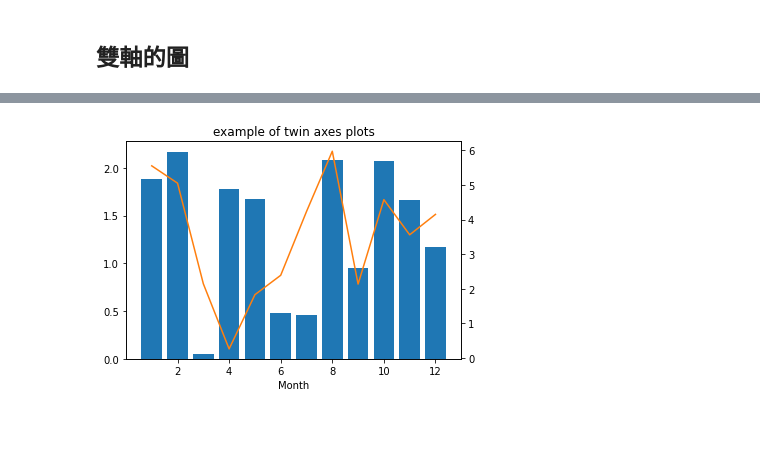
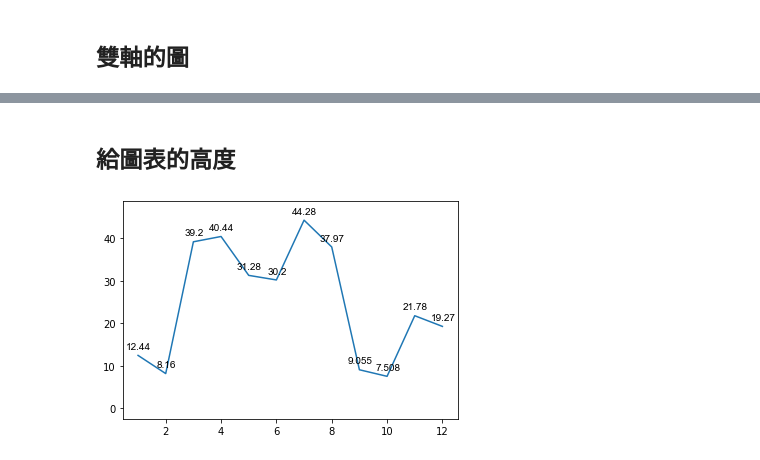
Before and after one commit to yurei79601/PythonNotes, a Jupyter notebook: plot_notes/matplotlib_examples.ipynb, the cells around one changed output, grey strips where cells are left out. Drawn from its saved outputs; the diff is of its cells as text; code cells hidden in the pictures; blank space fills up the shorter version.

Commit message:
[feature] add example of annotation, subplots and height of plots

```diff
--- a/plot_notes/matplotlib_examples.ipynb
+++ b/plot_notes/matplotlib_examples.ipynb
@@ -76,12 +88,15 @@ y_list_2 = np.float16(4*np.random.rand(12, ))
-# %%
-fig, ax1 = plt.subplots()
-plt.title('example of twin axes plots')
-ax1.bar(range(1, 13), y_list_1, color='tab:blue')
-plt.xlabel('Month')
-
-ax2 = ax1.twinx()
-ax2.plot(range(1, 13), y_list_2, color='tab:orange')
-
-plt.show()
-# %% [output]
-[figure, removed]
+# %% [markdown]
+## 給圖表的高度
+# %%
+np.random.seed(456)
+x_list = range(1, 13)
+y_list = np.float16(50*np.random.rand(12, ))
+
+plt.plot(x_list, y_list)
+plt.ylim(np.min(y_list) - 10, np.max(y_list)*1.1)
+for x, y in zip(x_list, y_list):
+    plt.text(x+0.02, y+1, y, ha='center', va='bottom', fontproperties=font)
+
+plt.show()
+# %% [output]
+[figure, added]
```
Also changed, not shown: parts of 6 cells of this notebook.
